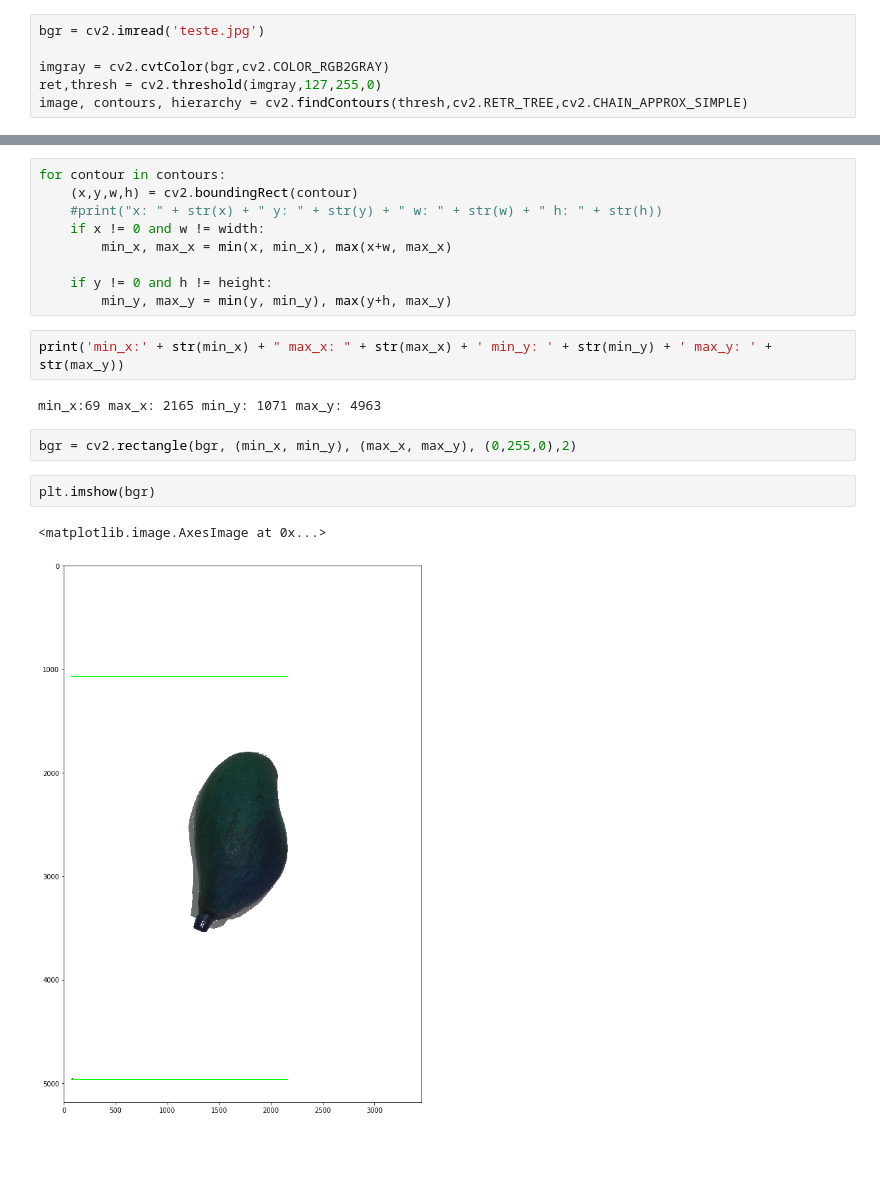
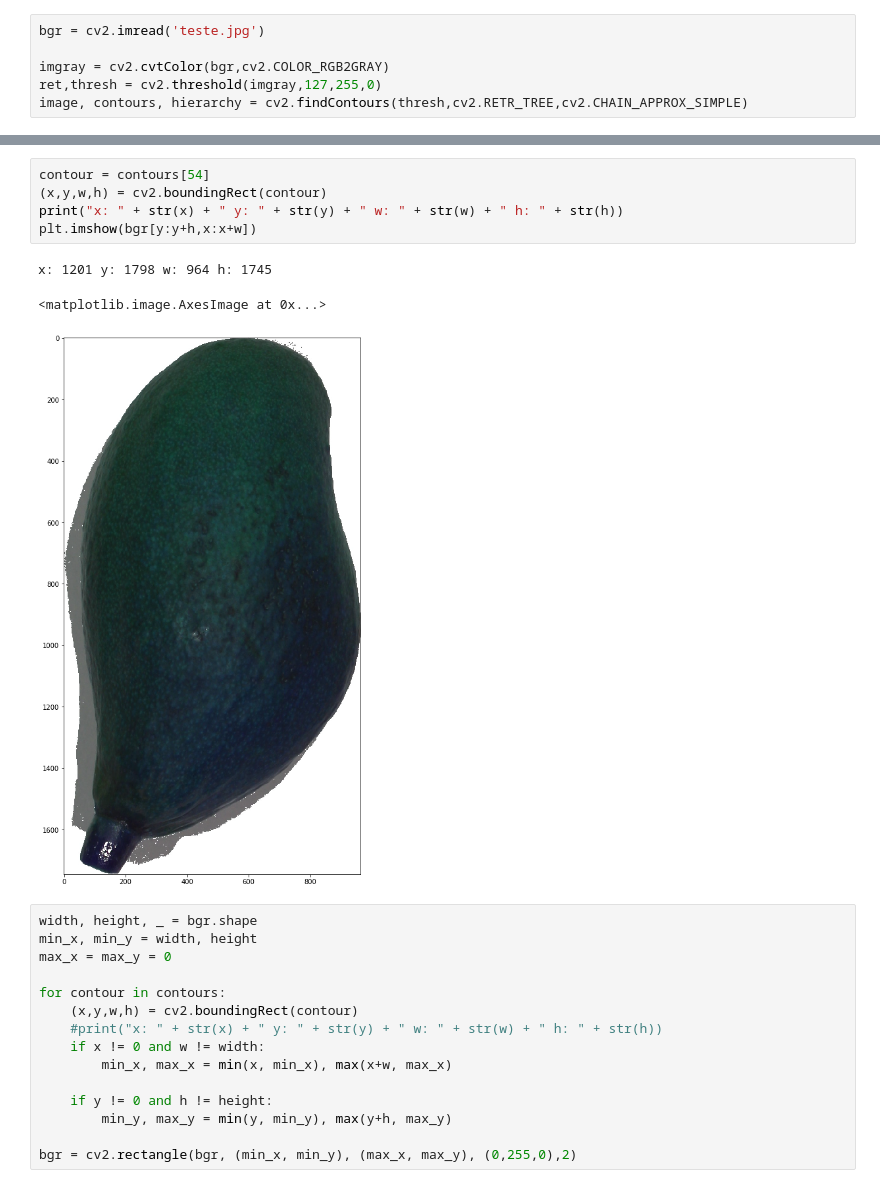
Before and after one commit to danielesreis/mng, a Jupyter notebook: contours.ipynb, the cells around one changed output, grey strips where cells are left out. Cells and saved outputs as stored; diff of their text form; blank space fills up the shorter version.

```diff
--- a/contours.ipynb
+++ b/contours.ipynb
@@ -17,4 +21,17 @@ max_x = max_y = 0
+# %%
+contour = contours[54]
+(x,y,w,h) = cv2.boundingRect(contour)
+print("x: " + str(x) + " y: " + str(y) + " w: " + str(w) + " h: " + str(h))
+plt.imshow(bgr[y:y+h,x:x+w])
+# %% [output]
+x: 1201 y: 1798 w: 964 h: 1745
+<matplotlib.image.AxesImage at 0x...>
+[figure, added]
 # %%
+width, height, _ = bgr.shape
+min_x, min_y = width, height
+max_x = max_y = 0
+
 for contour in contours:
     (x,y,w,h) = cv2.boundingRect(contour)
     #print("x: " + str(x) + " y: " + str(y) + " w: " + str(w) + " h: " + str(h))
@@ -23,14 +40,5 @@ for contour in contours:
 
     if y != 0 and h != height:
         min_y, max_y = min(y, min_y), max(y+h, max_y)
+
+bgr = cv2.rectangle(bgr, (min_x, min_y), (max_x, max_y), (0,255,0),2)
-# %%
-print('min_x:' + str(min_x) + " max_x: " + str(max_x) + ' min_y: ' + str(min_y) + ' max_y: ' + str(max_y))
-# %% [output]
-min_x:69 max_x: 2165 min_y: 1071 max_y: 4963
-# %%
-bgr = cv2.rectangle(bgr, (min_x, min_y), (max_x, max_y), (0,255,0),2)
-# %%
-plt.imshow(bgr)
-# %% [output]
-<matplotlib.image.AxesImage at 0x...>
-[figure, removed]
```
Also changed, not shown: parts of 2 cells of this notebook, 4 other files.
